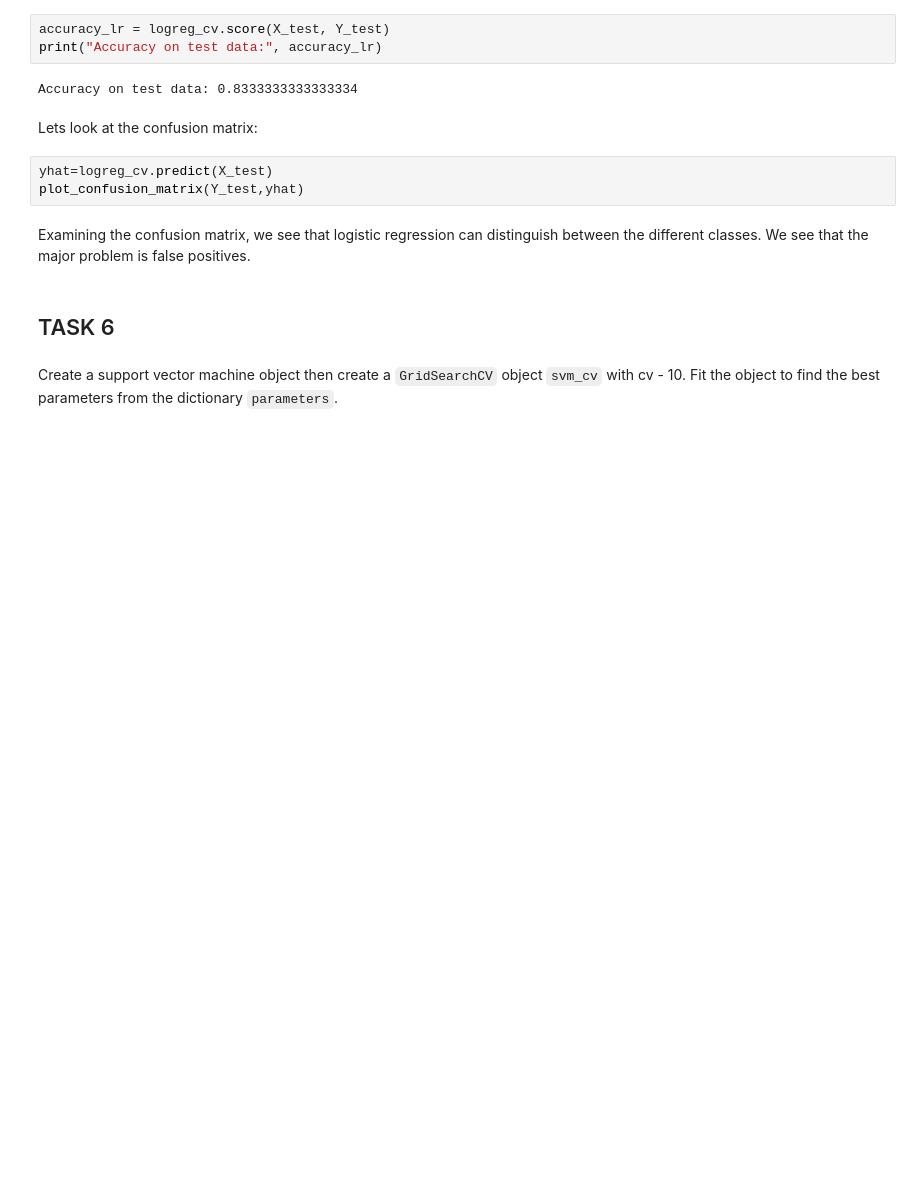
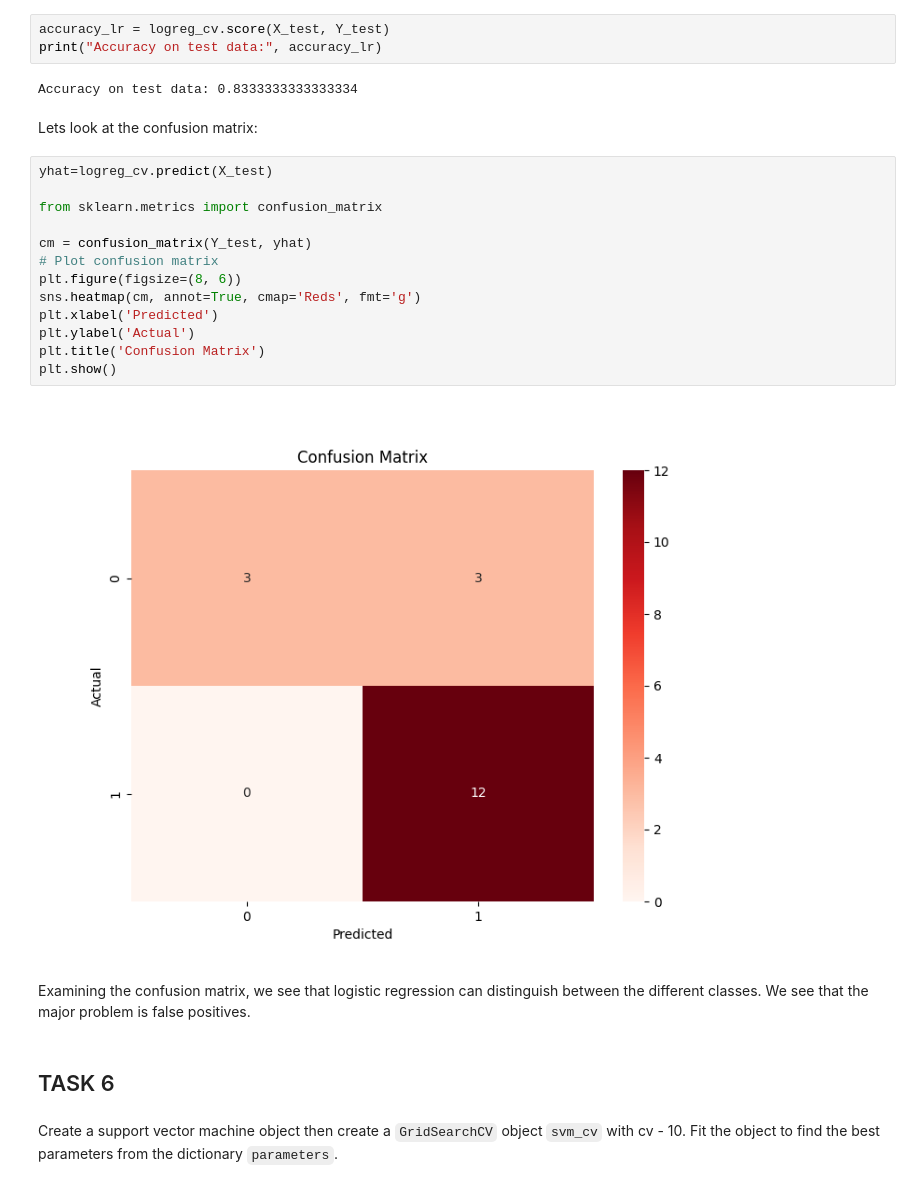
Before and after one commit to Heresybrush/SpaceY, a Jupyter notebook: 08_Machine_Learning.ipynb, the cells around one changed output. Drawn from its saved outputs; the diff is of its cells as text; blank space fills up the shorter version.

```diff
--- a/08_Machine_Learning.ipynb
+++ b/08_Machine_Learning.ipynb
@@ -192,9 +192,21 @@ print("Accuracy on test data:", accuracy_lr)
 Accuracy on test data: 0.8333333333333334
 # %% [markdown]
 Lets look at the confusion matrix:
-# %%
-yhat=logreg_cv.predict(X_test)
-plot_confusion_matrix(Y_test,yhat)
+# %%
+yhat=logreg_cv.predict(X_test)
+
+from sklearn.metrics import confusion_matrix
+
+cm = confusion_matrix(Y_test, yhat)
+# Plot confusion matrix
+plt.figure(figsize=(8, 6))
+sns.heatmap(cm, annot=True, cmap='Reds', fmt='g')
+plt.xlabel('Predicted')
+plt.ylabel('Actual')
+plt.title('Confusion Matrix')
+plt.show()
+# %% [output]
+[figure, added]
 # %% [markdown]
 Examining the confusion matrix, we see that logistic regression can distinguish between the different classes.  We see that the major problem is false positives.
 # %% [markdown]
```
Also changed, not shown: parts of 8 cells of this notebook.
